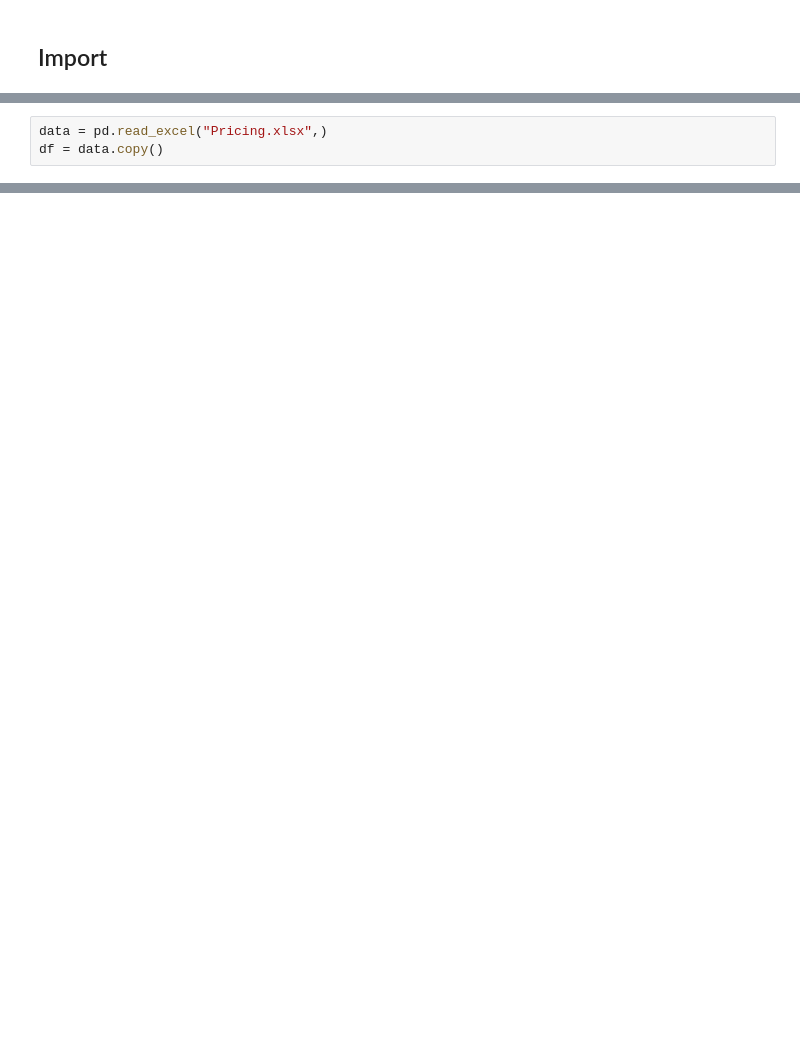
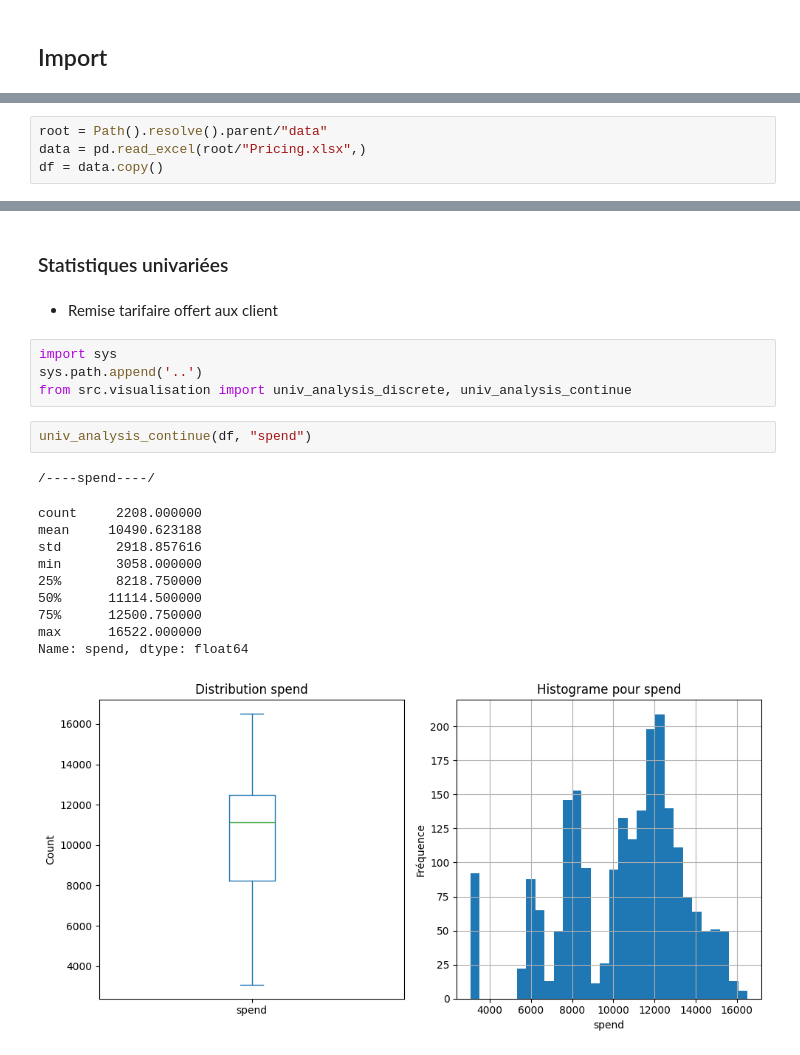
Before and after one commit to Soilah98/Clustering-Segmentation, a Jupyter notebook: 4_Optimisation_des_prix_hôteliers/notebook/pricing.ipynb, the cells around one changed output, grey strips where cells are left out. Saved outputs shown, nothing was run; the diff lists cells and outputs as text; blank space fills up the shorter version.

```diff
--- a/4_Optimisation_des_prix_hôteliers/notebook/pricing.ipynb
+++ b/4_Optimisation_des_prix_hôteliers/notebook/pricing.ipynb
@@ -56,3 +52,4 @@ from sklearn.metrics import silhouette_score, adjusted_rand_score
 # %%
-data = pd.read_excel("Pricing.xlsx",)
+root = Path().resolve().parent/"data"
+data = pd.read_excel(root/"Pricing.xlsx",)
 df = data.copy()
@@ -58,0 +93,23 @@ df = data.copy()
+# %% [markdown]
+### Statistiques univariées
+# %% [markdown]
+
+* Remise tarifaire offert aux client
+# %%
+import sys
+sys.path.append('..')
+from src.visualisation import univ_analysis_discrete, univ_analysis_continue
+# %%
+univ_analysis_continue(df, "spend")
+# %% [output]
+/----spend----/
+count     2208.000000
+mean     10490.623188
+std       2918.857616
+min       3058.000000
+25%       8218.750000
+50%      11114.500000
+75%      12500.750000
+max      16522.000000
+Name: spend, dtype: float64
+[figure, added]
```
Also changed, not shown: parts of 25 cells of this notebook.
